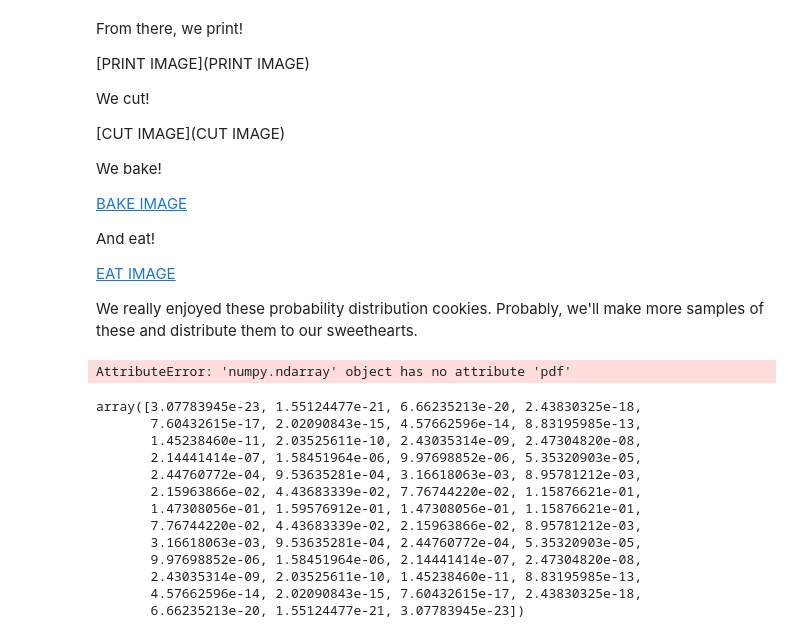
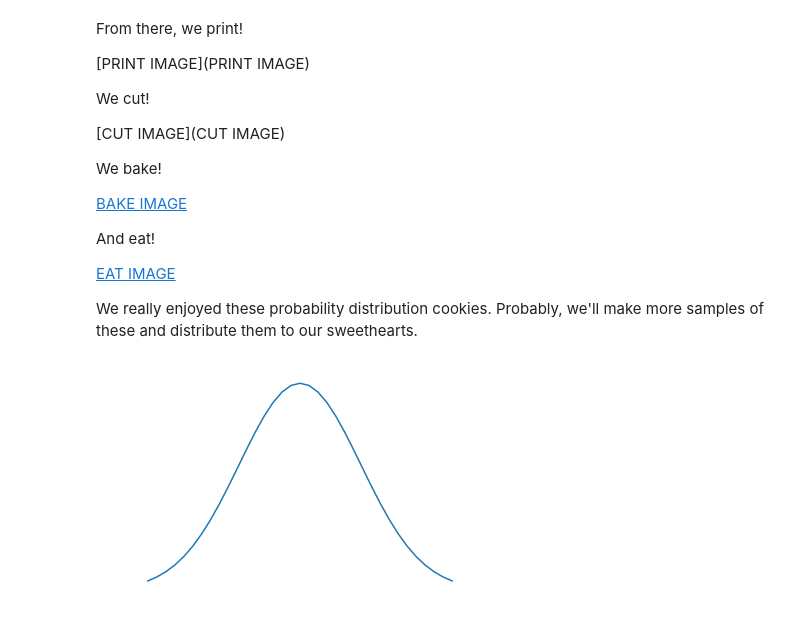
Before and after one commit to rmicallef/cookies, a Jupyter notebook: cookiecutters.ipynb, the cells around one changed output. Drawn from its saved outputs; the diff is of its cells as text; code cells hidden in the pictures.

```diff
--- a/cookiecutters.ipynb
+++ b/cookiecutters.ipynb
@@ -20,14 +21,14 @@ We used `numpy`'s `linspace` function to create a set of x-axis points. `linspac
 
 We chose parameters for the beta distribution that make a nice, easily printable shape. You can adjust these parameters to get different shapes as you prefer.
 # %%
-# choose enough bins to have a relatively smooth curve without
+# choose enough points to have a relatively smooth curve without
 # creating so many facets that the 3D printer is slow
 #
 # choose an odd number so there is a definitive peak to the curve
-numbins = 35
+numpoints = 35
 
 # set up linspace
-X = np.linspace(0, 1, numbins)
+X = np.linspace(0, 1, numpoints)
 
 # beta distribution parameters
 a, b = 2, 1.6
@@ -86,7 +87,7 @@ Note also that the values used for translating the objects are chosen for the sp
 
 Of course it would be better to write code that handles the general case of any distribution and parameter set, but manufacturing physical objects still involves a fair bit of art to go along with its science and the shapes generated from distribution-parameter sets differ widely. Thus [there is no single cookie-cutter solution](https://img.buzzfeed.com/buzzfeed-static/static/2014-03/enhanced/webdr06/31/11/enhanced-19051-1396279602-6.jpg) for all distribution-parameter sets.
 # %%
-def make_openscad_beta(X, Y, filename):
+def make_openscad(X, Y, filename):
 
     # open a file to store our SCAD instructions
     with open(filename, "w+") as fd:
@@ -119,10 +120,10 @@ difference(){
 
         // x- and y-shift the outer polygon to be roughly centered around the inner shape
         // z-shift the outer polygon so the extruded inner shape cuts all the way through
-        translate([-0.53, -0.03, -0.1])
+        translate([-0.54, -0.03, -0.1])
 
             // scale this polygon up a bit to make an outer ring of a cookie cutter
-            scale(1.05, 1.05, 1.05)
+            scale(1.08, 1.08, 1.08)
 
                 // generate a polygon to become the outer shape
                 polygon(points);
@@ -130,18 +131,19 @@ difference(){
 // INNER COOKIE CUTTER SHAPE TO BE SUBTRACTED FROM OUTER
 
     // extrude the inner polygon into a 3D shape
-    // this extrusion is thicker than the outer shape to ensure the inner shape "cuts" completey through the outer
-    linear_extrude(0.6)
+    // this extrusion is thicker than the outer shape to ensure the inner shape "cuts" completey through the outer shape
+    // the "scale" parameter grows the shape as it extrudes to give the finished cutter a narrower edge
+    linear_extrude(0.6, scale=1.08)
 
         // x-shift the shape to
-        translate([-0.5, 0, 0]) //x-center the polygon at origin
+        translate([-0.5, -0.012, 0]) //x-center the polygon at origin
 
             // generate a polygon to become the inner shape (this is effectively defining a hole)
             polygon(points);
 }""")
 
 # and now we run the function to make our SCAD file
-make_openscad_beta(X, betadist, "beta.scad")
+make_openscad(X, betadist, "beta.scad")
 # %% [markdown]
 Now we have a file to load into OpenSCAD. OpenSCAD will render this file for us in 3D and export it to a more print friendly format, `stl`.
 
@@ -192,33 +194,14 @@ We really enjoyed these probability distribution cookies. Probably, we'll make m
 # %%
 import numpy as np
 import matplotlib.pyplot as plt
-#from scipy.stats import norm
+from scipy.stats import norm
 
-#TODO: CONVERT TO NUMPY NORMAL DISTRIBUTION
-#norm = np.random.normal(0, 1, 100)
-x_axis = np.linspace(0, 1, 51)
-norm = norm.pdf(x_axis, 0.5, 0.05) # find normalized analog
-norm /= sum(norm)
+X = np.linspace(0, 1, 35)
+norm = norm.pdf(X, 0.5, 0.2)
 
 plt.axis('off')
 plt.plot(norm)
-make_openscad(x_axis, norm, "normal.scad")
+make_openscad(X, norm, "normal.scad")
 plt.savefig('norm.svg')
 # %% [output]
-AttributeError: 'numpy.ndarray' object has no attribute 'pdf'
+[figure, added]
-# %%
-norm
-# %% [output]
-array([3.07783945e-23, 1.55124477e-21, 6.66235213e-20, 2.43830325e-18,
-       7.60432615e-17, 2.02090843e-15, 4.57662596e-14, 8.83195985e-13,
-       1.45238460e-11, 2.03525611e-10, 2.43035314e-09, 2.47304820e-08,
-       2.14441414e-07, 1.58451964e-06, 9.97698852e-06, 5.35320903e-05,
-       2.44760772e-04, 9.53635281e-04, 3.16618063e-03, 8.95781212e-03,
-       2.15963866e-02, 4.43683339e-02, 7.76744220e-02, 1.15876621e-01,
-       1.47308056e-01, 1.59576912e-01, 1.47308056e-01, 1.15876621e-01,
-       7.76744220e-02, 4.43683339e-02, 2.15963866e-02, 8.95781212e-03,
-       3.16618063e-03, 9.53635281e-04, 2.44760772e-04, 5.35320903e-05,
-       9.97698852e-06, 1.58451964e-06, 2.14441414e-07, 2.47304820e-08,
-       2.43035314e-09, 2.03525611e-10, 1.45238460e-11, 8.83195985e-13,
-       4.57662596e-14, 2.02090843e-15, 7.60432615e-17, 2.43830325e-18,
-       6.66235213e-20, 1.55124477e-21, 3.07783945e-23])
```
Also changed, not shown: parts of 9 cells of this notebook, 31 other files.
